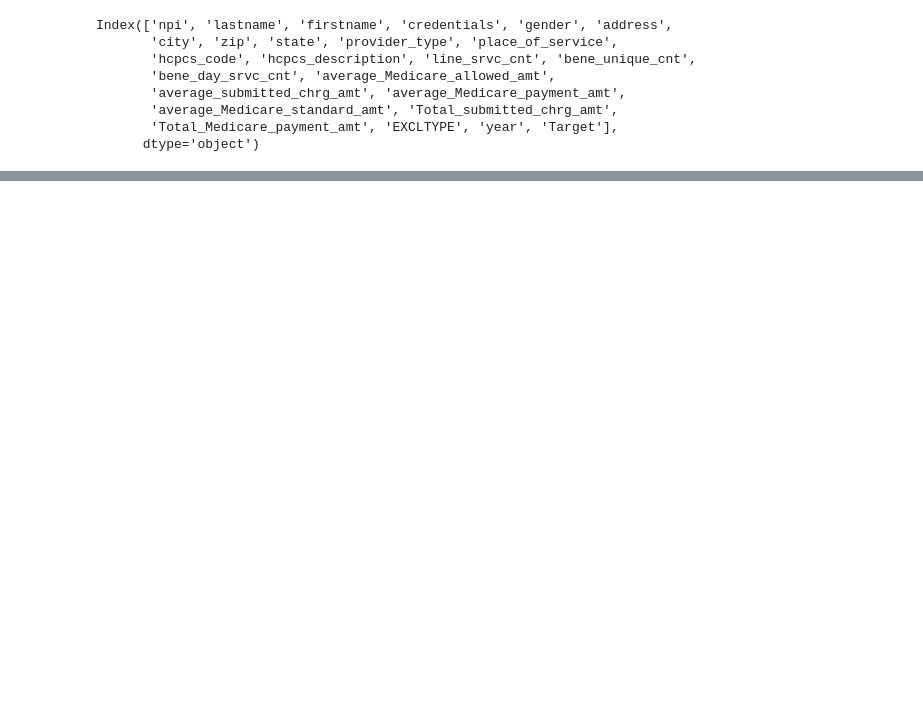
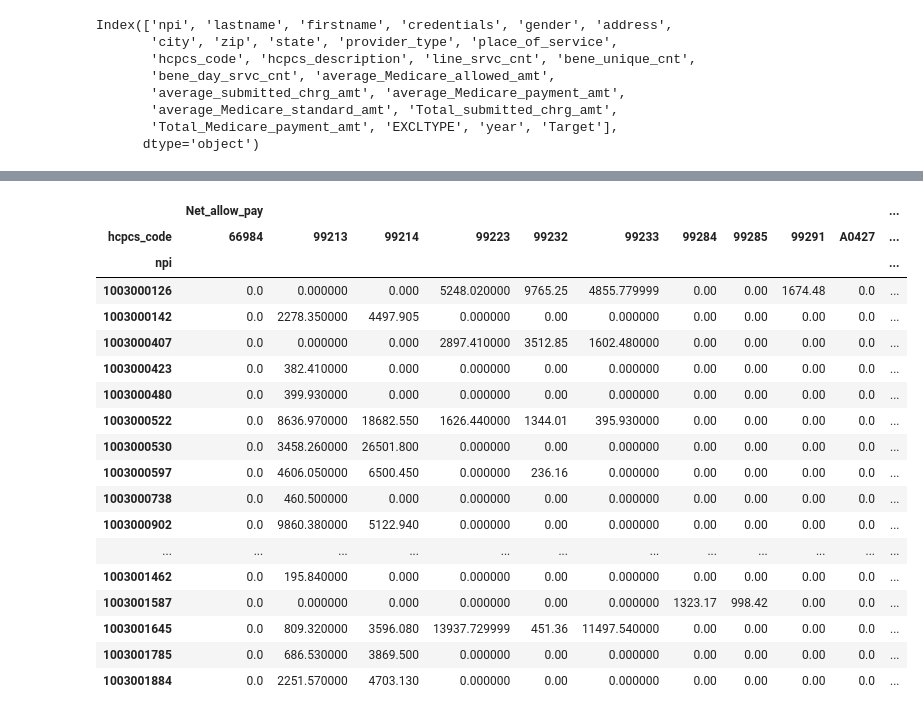
Before and after one commit to radsn/Medicare_anomaly_detection, a Jupyter notebook: kmeans_clustering.ipynb, the cells around one changed output, grey strips where cells are left out. Saved outputs shown, nothing was run; the diff lists cells and outputs as text; code cells hidden in the pictures; blank space fills up the shorter version.

```diff
--- a/kmeans_clustering.ipynb
+++ b/kmeans_clustering.ipynb
@@ -22,0 +48,2 @@ Index(['npi', 'lastname', 'firstname', 'credentials', 'gender', 'address',
+# %%
+df['Net_allow_pay'] = df['Total_Medicare_allowed_amt'] - df['Total_Medicare_std_payment_amt']
@@ -32,6 +129,8 @@ df.head()
 # %%
-df.pivot_table(index='npi', columns='hcpcs_code',
-         values=['line_srvc_cnt', 'bene_unique_cnt', 'bene_day_srvc_cnt', \
-                 'average_Medicare_allowed_amt', 'average_submitted_chrg_amt', \
-                 'average_Medicare_payment_amt', 'average_Medicare_standard_amt',\
-                 'Total_submitted_chrg_amt', 'Total_Medicare_payment_amt'])
+df_wide = df.pivot_table(index='npi', columns='hcpcs_code',
+         values=['line_srvc_cnt', 'bene_unique_cnt', 'average_Medicare_allowed_amt', \
+                 'average_submitted_chrg_amt', 'average_Medicare_standard_amt',\
+                 'Total_submitted_chrg_amt', 'Total_Medicare_std_payment_amt',
+                 'Total_Medicare_allowed_amt',\
+                 'ratio_pay/submit', 'ratio_pay/allowed',\
+                 'Total_Net','Net_allow_pay'])
@@ -42,0 +148,30 @@ df.groupby('hcpcs_code')['line_srvc_cnt', 'bene_unique_cnt', 'bene_day_srvc_cnt'
+# %%
+def imputezeros(df_input):
+    df = df_input.copy()
+    for col in df.columns:
+        df[col] = np.where(df[col].isnull(), int(0), df[col])
+    return(df)
+# %%
+df_wide = imputezeros(df_wide)
+# %%
+df_wide.head(20)
+# %% [output]
+|  | Net_allow_pay |  |  |  |  |  |  |  |  |  | ... |
+| hcpcs_code | 66984 | 99213 | 99214 | 99223 | 99232 | 99233 | 99284 | 99285 | 99291 | A0427 | ... |
+| npi |  |  |  |  |  |  |  |  |  |  | ... |
+| 1003000126 | 0.0 | 0.000000 | 0.000 | 5248.020000 | 9765.25 | 4855.779999 | 0.00 | 0.00 | 1674.48 | 0.0 | ... |
+| 1003000142 | 0.0 | 2278.350000 | 4497.905 | 0.000000 | 0.00 | 0.000000 | 0.00 | 0.00 | 0.00 | 0.0 | ... |
+| 1003000407 | 0.0 | 0.000000 | 0.000 | 2897.410000 | 3512.85 | 1602.480000 | 0.00 | 0.00 | 0.00 | 0.0 | ... |
+| 1003000423 | 0.0 | 382.410000 | 0.000 | 0.000000 | 0.00 | 0.000000 | 0.00 | 0.00 | 0.00 | 0.0 | ... |
+| 1003000480 | 0.0 | 399.930000 | 0.000 | 0.000000 | 0.00 | 0.000000 | 0.00 | 0.00 | 0.00 | 0.0 | ... |
+| 1003000522 | 0.0 | 8636.970000 | 18682.550 | 1626.440000 | 1344.01 | 395.930000 | 0.00 | 0.00 | 0.00 | 0.0 | ... |
+| 1003000530 | 0.0 | 3458.260000 | 26501.800 | 0.000000 | 0.00 | 0.000000 | 0.00 | 0.00 | 0.00 | 0.0 | ... |
+| 1003000597 | 0.0 | 4606.050000 | 6500.450 | 0.000000 | 236.16 | 0.000000 | 0.00 | 0.00 | 0.00 | 0.0 | ... |
+| 1003000738 | 0.0 | 460.500000 | 0.000 | 0.000000 | 0.00 | 0.000000 | 0.00 | 0.00 | 0.00 | 0.0 | ... |
+| 1003000902 | 0.0 | 9860.380000 | 5122.940 | 0.000000 | 0.00 | 0.000000 | 0.00 | 0.00 | 0.00 | 0.0 | ... |
+| ... | ... | ... | ... | ... | ... | ... | ... | ... | ... | ... | ... |
+| 1003001462 | 0.0 | 195.840000 | 0.000 | 0.000000 | 0.00 | 0.000000 | 0.00 | 0.00 | 0.00 | 0.0 | ... |
+| 1003001587 | 0.0 | 0.000000 | 0.000 | 0.000000 | 0.00 | 0.000000 | 1323.17 | 998.42 | 0.00 | 0.0 | ... |
+| 1003001645 | 0.0 | 809.320000 | 3596.080 | 13937.729999 | 451.36 | 11497.540000 | 0.00 | 0.00 | 0.00 | 0.0 | ... |
+| 1003001785 | 0.0 | 686.530000 | 3869.500 | 0.000000 | 0.00 | 0.000000 | 0.00 | 0.00 | 0.00 | 0.0 | ... |
+| 1003001884 | 0.0 | 2251.570000 | 4703.130 | 0.000000 | 0.00 | 0.000000 | 0.00 | 0.00 | 0.00 | 0.0 | ... |
```
Also changed, not shown: parts of 25 cells of this notebook, 2 other files.
